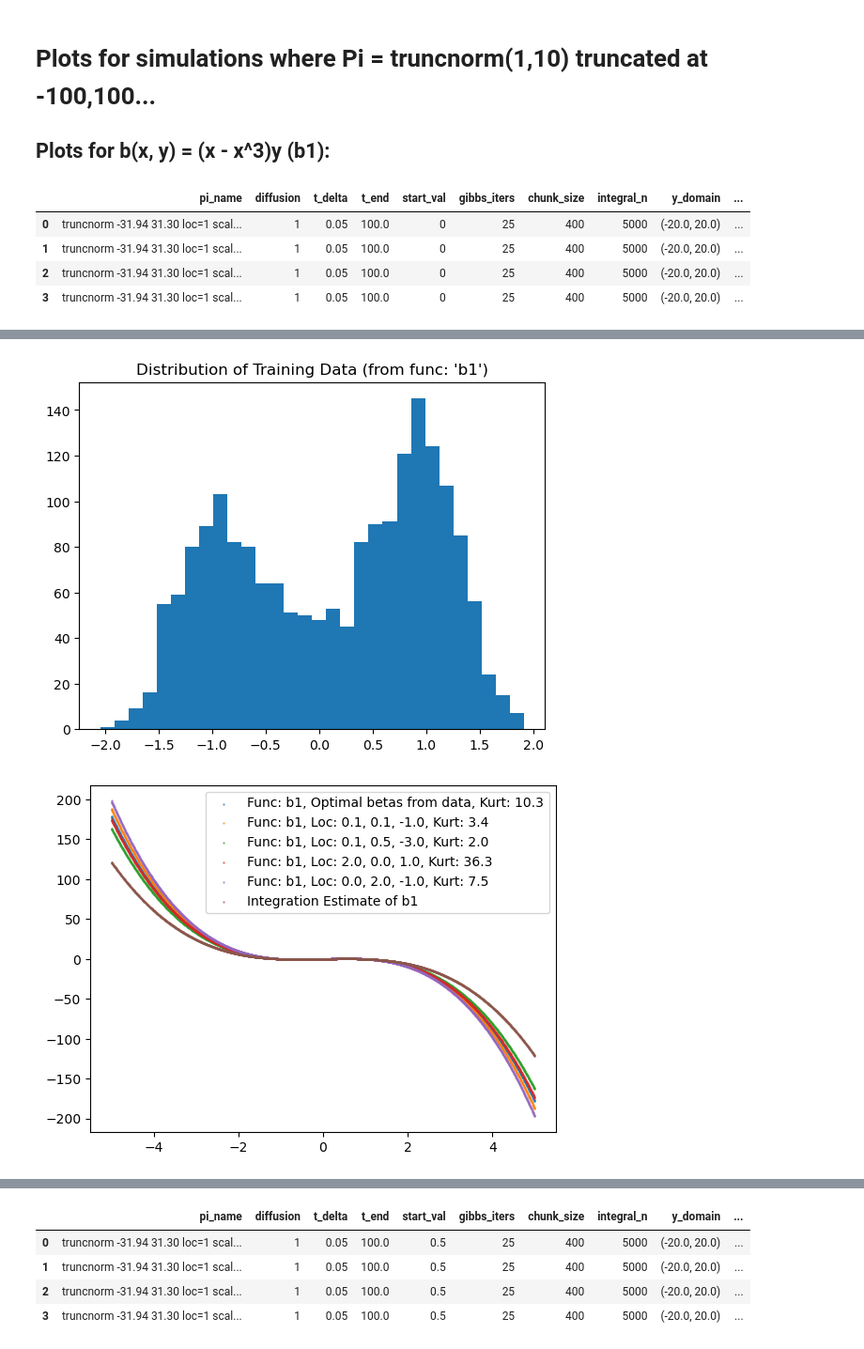
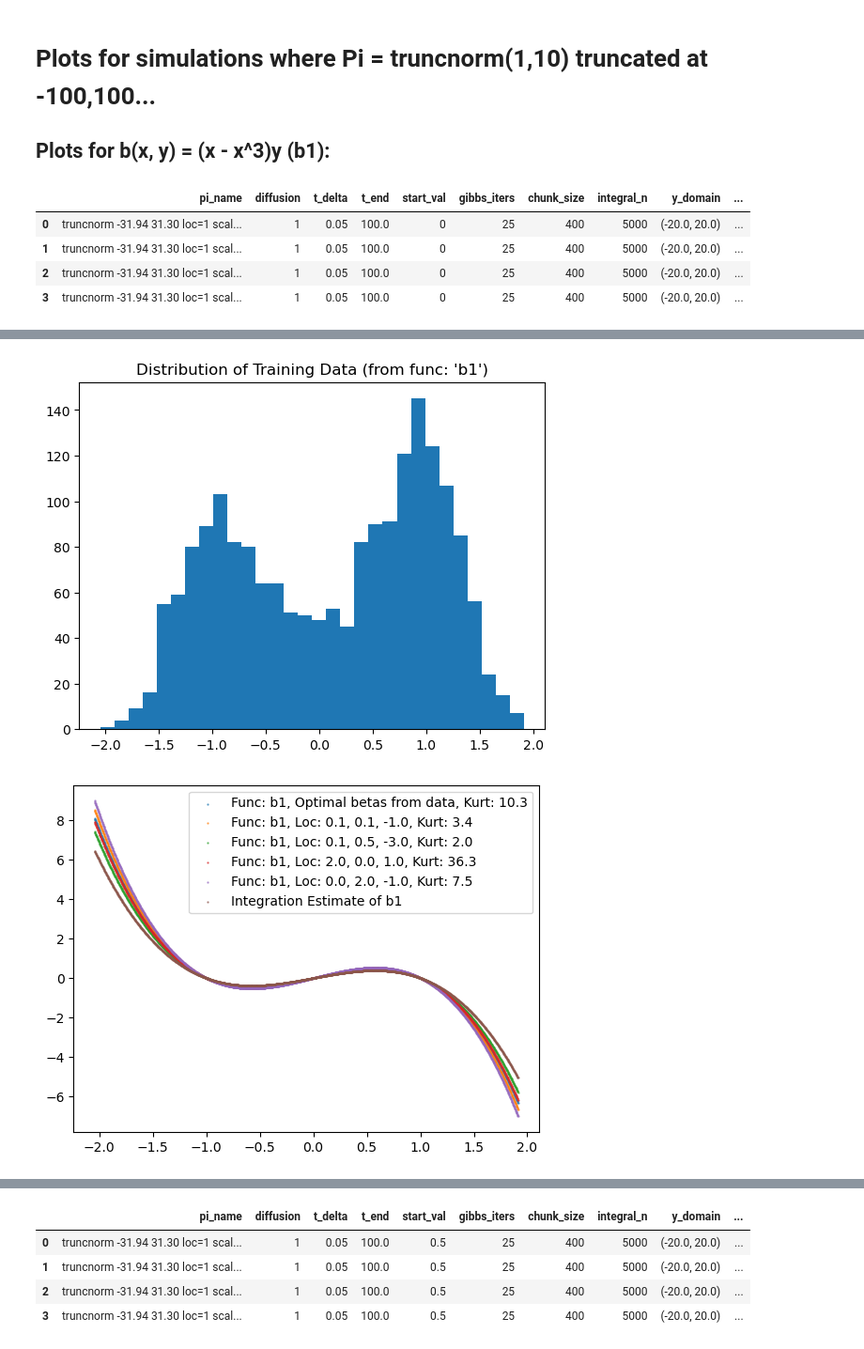
Before and after one commit to hubarruby/BayesSDEs, a Jupyter notebook: fredholm/plotting.ipynb, the cells around one changed output, grey strips where cells are left out. Shown at 94% size. Cells and saved outputs as stored; diff of their text form; code cells hidden in the pictures.

Commit message:
plotting new results

```diff
--- a/fredholm/plotting.ipynb
+++ b/fredholm/plotting.ipynb
@@ -44,15 +44,15 @@ def get_data_make_plots(dirpath, range_linspace=(-5,5), data_histogram=True, **k
 
 ## Plots for b(x, y) = (x - x^3)y (b1):
 # %%
-get_data_make_plots('fredholm_results/results0/')
+get_data_make_plots('fredholm_results/results0/', range_linspace=None)
 # %% [output]
 |  | pi_name | diffusion | t_delta | t_end | start_val | gibbs_iters | chunk_size | integral_n | y_domain | ... |
 | 0 | truncnorm -31.94 31.30 loc=1 scal... | 1 | 0.05 | 100.0 | 0 | 25 | 400 | 5000 | (-20.0, 20.0) | ... |
 | 1 | truncnorm -31.94 31.30 loc=1 scal... | 1 | 0.05 | 100.0 | 0 | 25 | 400 | 5000 | (-20.0, 20.0) | ... |
 | 2 | truncnorm -31.94 31.30 loc=1 scal... | 1 | 0.05 | 100.0 | 0 | 25 | 400 | 5000 | (-20.0, 20.0) | ... |
 | 3 | truncnorm -31.94 31.30 loc=1 scal... | 1 | 0.05 | 100.0 | 0 | 25 | 400 | 5000 | (-20.0, 20.0) | ... |
 [figure]
 [figure]
-[figure, old version]
+[figure, new version]
 # %%
 get_data_make_plots('fredholm_results/results1/')
```
Also changed, not shown: parts of 28 cells of this notebook, 1 other file.
